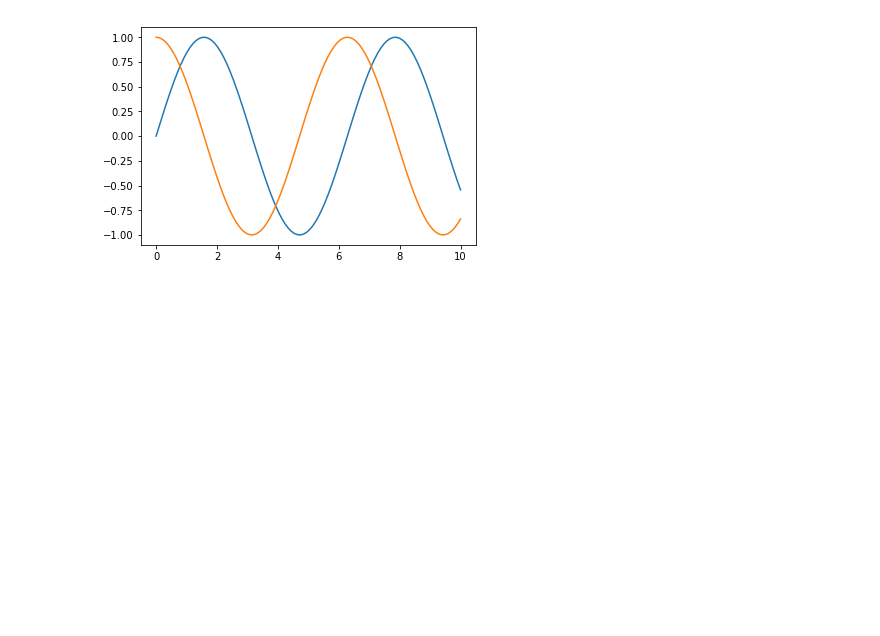
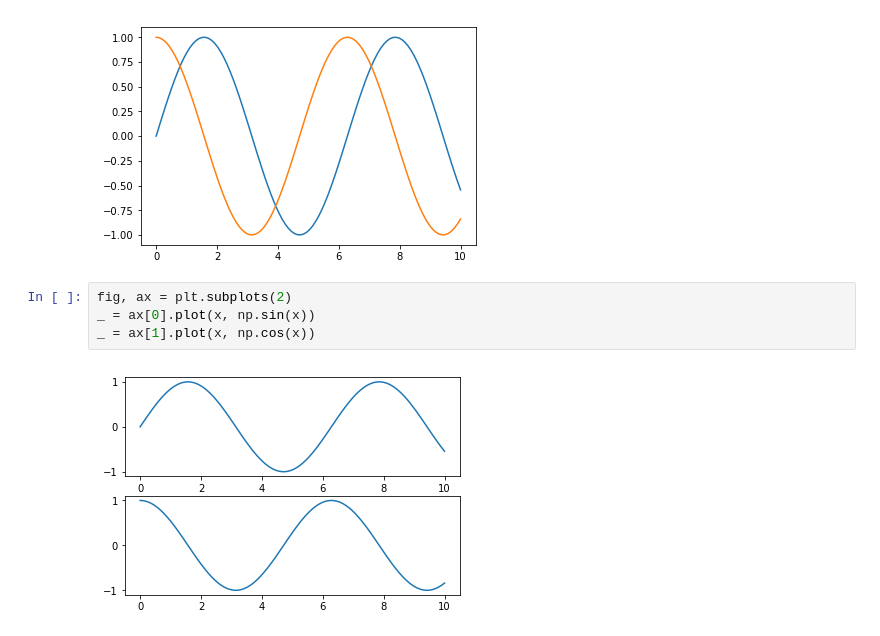
Before and after one commit to sandra-biology/Computational-Biology, a Jupyter notebook: Visualizations with Python Practice.ipynb, the cells around one changed output. Cells and saved outputs as stored; diff of their text form; blank space fills up the shorter version.

Commit message:
added multiple graphs on one plot and changing default limits

```diff
--- a/Visualizations with Python Practice.ipynb
+++ b/Visualizations with Python Practice.ipynb
@@ -37,3 +37,9 @@ ax.plot(x, np.sin(x), x, np.cos(x))
 [<matplotlib.lines.Line2D at 0x...>,
  <matplotlib.lines.Line2D at 0x...>]
 [figure]
+# %%
+fig, ax = plt.subplots(2)
+_ = ax[0].plot(x, np.sin(x))
+_ = ax[1].plot(x, np.cos(x))
+# %% [output]
+[figure, added]
```
Also changed, not shown: parts of 2 cells of this notebook.
